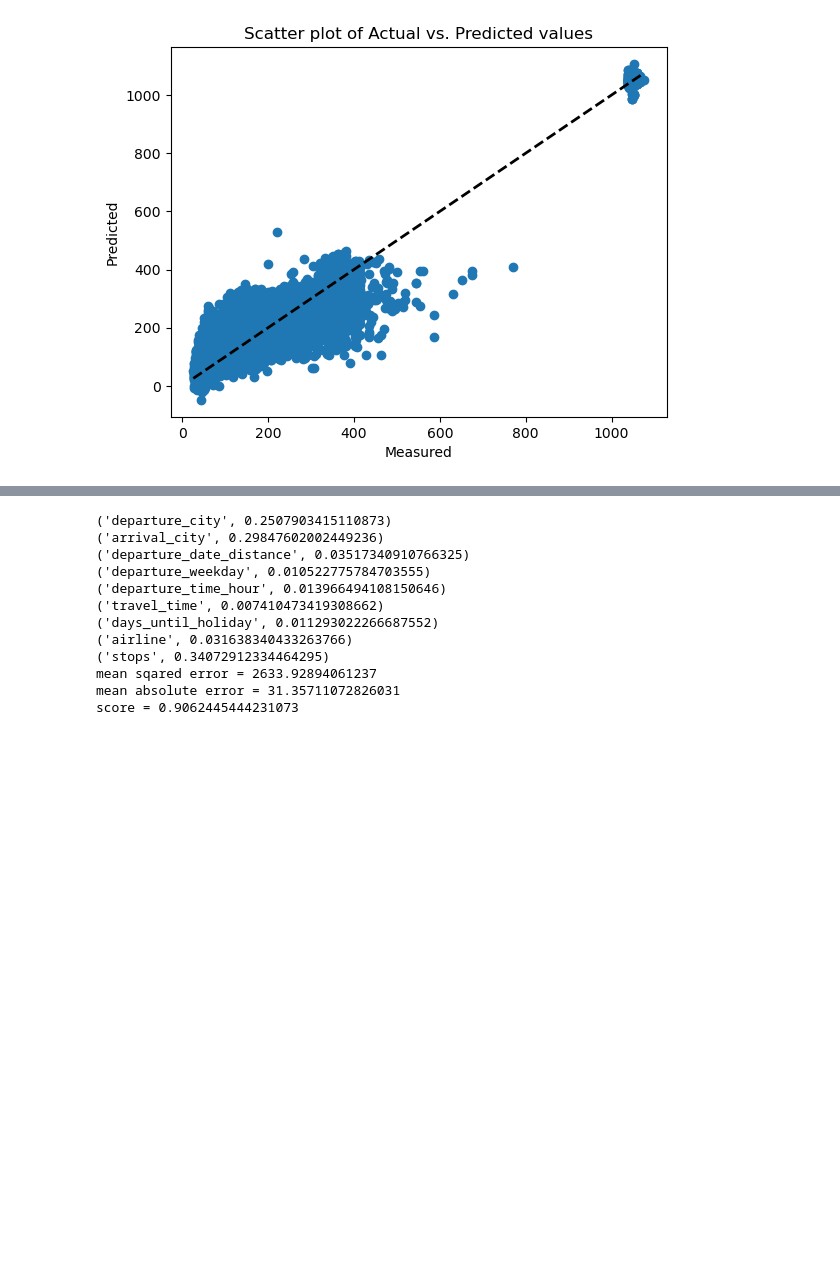
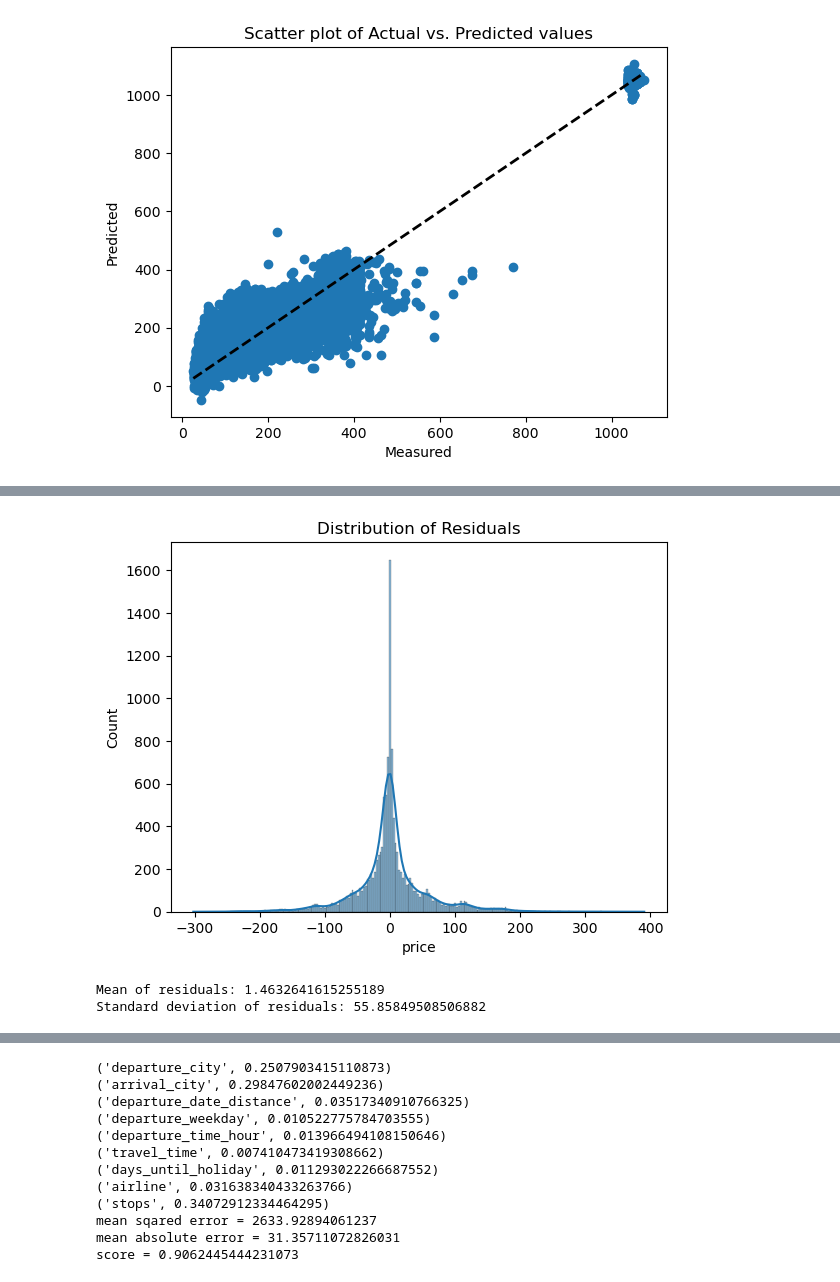
Before and after one commit to joss-thu/MLProj-GermanAirFares, a Jupyter notebook: German_Air_fares/ML_Project_AirFares.ipynb, the cells around one changed output, grey strips where cells are left out. Drawn from its saved outputs; the diff is of its cells as text; code cells hidden in the pictures; blank space fills up the shorter version.

```diff
--- a/German_Air_fares/ML_Project_AirFares.ipynb
+++ b/German_Air_fares/ML_Project_AirFares.ipynb
@@ -624,0 +727,17 @@ plt.show()
+# %%
+sns.histplot(
+    residuals, kde=True, kde_kws=dict(cut=3)
+)
+plt.title('Distribution of Residuals')
+plt.show()
+
+# Calculate mean and standard deviation of residuals
+mean_residuals = np.mean(residuals)
+std_residuals = np.std(residuals)
+
+print(f"Mean of residuals: {mean_residuals}")
+print(f"Standard deviation of residuals: {std_residuals}")
+# %% [output]
+[figure, added]
+Mean of residuals: 1.4632641615255189
+Standard deviation of residuals: 55.85849508506882
```
Also changed, not shown: parts of 32 cells of this notebook, 1 other file.
